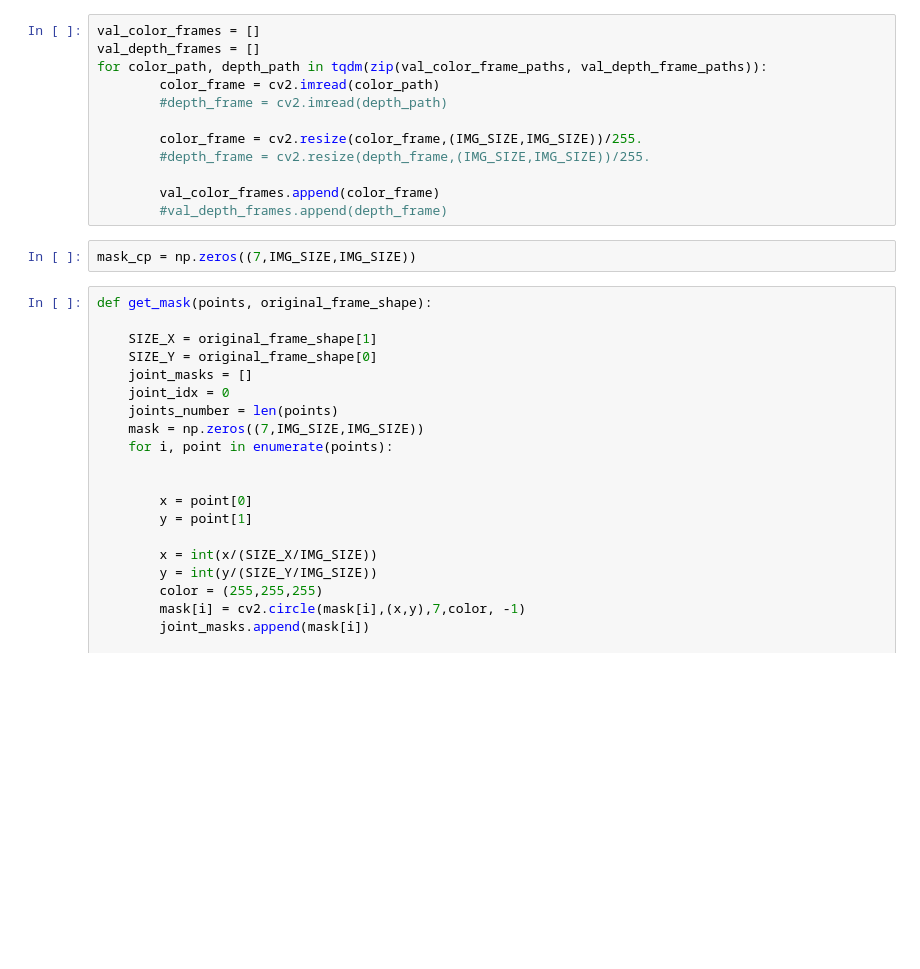
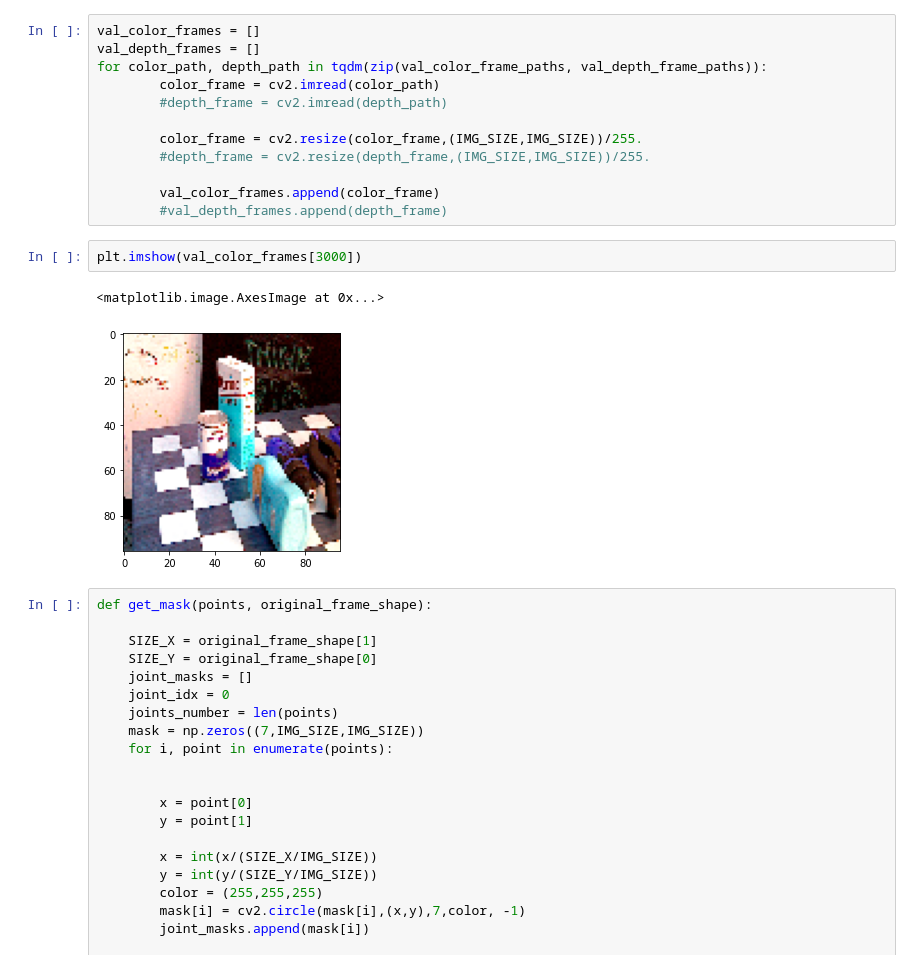
Before and after one commit to Satoszi/Pose-estimation-hourglass, a Jupyter notebook: rgbd_ycb/Untitledfrom_directory_correct_rgbd.ipynb, the cells around one changed output. Drawn from its saved outputs; the diff is of its cells as text; blank space fills up the shorter version.

```diff
--- a/rgbd_ycb/Untitledfrom_directory_correct_rgbd.ipynb
+++ b/rgbd_ycb/Untitledfrom_directory_correct_rgbd.ipynb
@@ -174,8 +194,11 @@ for color_path, depth_path in tqdm(zip(val_color_frame_paths, val_depth_frame_pa
 
         val_color_frames.append(color_frame)
         #val_depth_frames.append(depth_frame)
-# %%
-mask_cp = np.zeros((7,IMG_SIZE,IMG_SIZE))
+# %%
+plt.imshow(val_color_frames[3000])
+# %% [output]
+<matplotlib.image.AxesImage at 0x...>
+[figure, added]
 # %%
 def get_mask(points, original_frame_shape):
 
```
Also changed, not shown: parts of 23 cells of this notebook, 5 other files.
